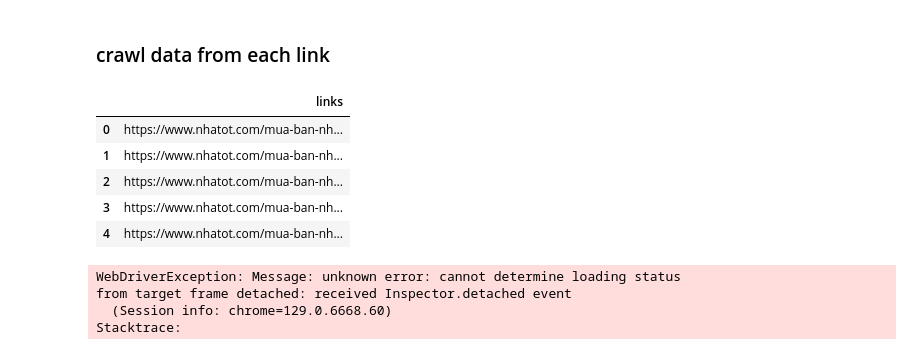
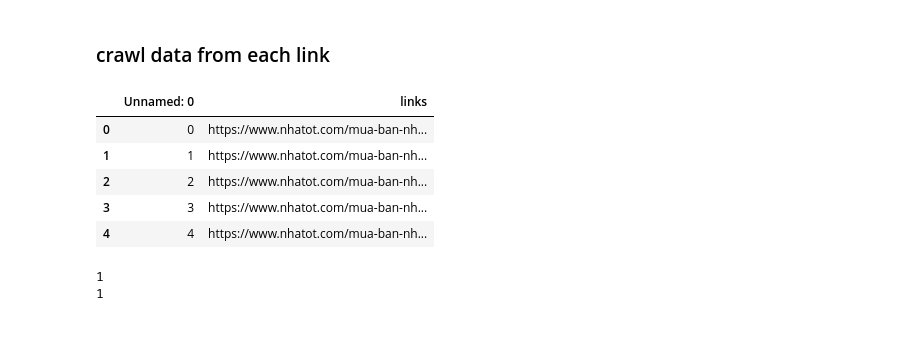
Before and after one commit to PhanThanhTungg/DataScienceProject, a Jupyter notebook: scrapingData.ipynb, the cells around one changed output. Cells and saved outputs as stored; diff of their text form; code cells hidden in the pictures.

```diff
--- a/scrapingData.ipynb
+++ b/scrapingData.ipynb
@@ -35,15 +35,15 @@ soTang, phongTam, loai, giayTo,\
 huongCuaChinh,chieuNgang,chieuDai,dienTichDat, dienTichSuDung,dienTich,\
 tinhTrangNoiThat,dacDiem, gia = ([] for _ in range(16))
 # %%
-frame = pd.read_csv('links.csv')
+frame = pd.read_csv('LinkBinhTan.csv')
 frame.head(5)
 # %% [output]
-|  | links |
-| 0 | https://www.nhatot.com/mua-ban-nh... |
-| 1 | https://www.nhatot.com/mua-ban-nh... |
-| 2 | https://www.nhatot.com/mua-ban-nh... |
-| 3 | https://www.nhatot.com/mua-ban-nh... |
-| 4 | https://www.nhatot.com/mua-ban-nh... |
+|  | Unnamed: 0 | links |
+| 0 | 0 | https://www.nhatot.com/mua-ban-nh... |
+| 1 | 1 | https://www.nhatot.com/mua-ban-nh... |
+| 2 | 2 | https://www.nhatot.com/mua-ban-nh... |
+| 3 | 3 | https://www.nhatot.com/mua-ban-nh... |
+| 4 | 4 | https://www.nhatot.com/mua-ban-nh... |
 # %%
 driver = uc.Chrome()
 driver.get("https://www.google.com")
@@ -60,11 +60,11 @@ def scroll(driver):
         print(1)
 def clickSeeMore(driver):
     try:
-        see_more_button = driver.find_element(By.CSS_SELECTOR, "#__next > div > div.container > div.ct-detail.adview.styles_adviewVeh__sS7WB > div > div.col-md-8 > div > div:nth-child(3) > button")  # Thay thế bằng selector đúng
+        see_more_button = driver.find_element(By.CSS_SELECTOR, "#__next > div > div.container > div.ct-detail.adview.styles_adviewVeh__sS7WB > div > div.col-md-8 > div > div:nth-child(4) > button")  # Thay thế bằng selector đúng
         see_more_button.click()
     except:
         return
-for i in range(10000,11000):
+for i in range(5000,7900):
     driver.get(frame['links'][i])
     scroll(driver)
     clickSeeMore(driver)
@@ -89,10 +89,8 @@ for i in range(10000,11000):
     checkAppend(dacDiem, "span[itemprop='pty_characteristics']")
     checkAppend(gia,'#__next > div > div.container > div.ct-detail.adview.styles_adviewVeh__sS7WB > div > div.col-md-8 > div > div.c189eou8 > div > div.plmkxo3 > div.r9vw5if > div > b')
 # %% [output]
-WebDriverException: Message: unknown error: cannot determine loading status
-from target frame detached: received Inspector.detached event
-  (Session info: chrome=129.0.6668.60)
-Stacktrace:
+1
+1
 # %%
 df = {
       'DiaChi' : diaChi,
```
Also changed, not shown: parts of 3 cells of this notebook, 45 other files.
